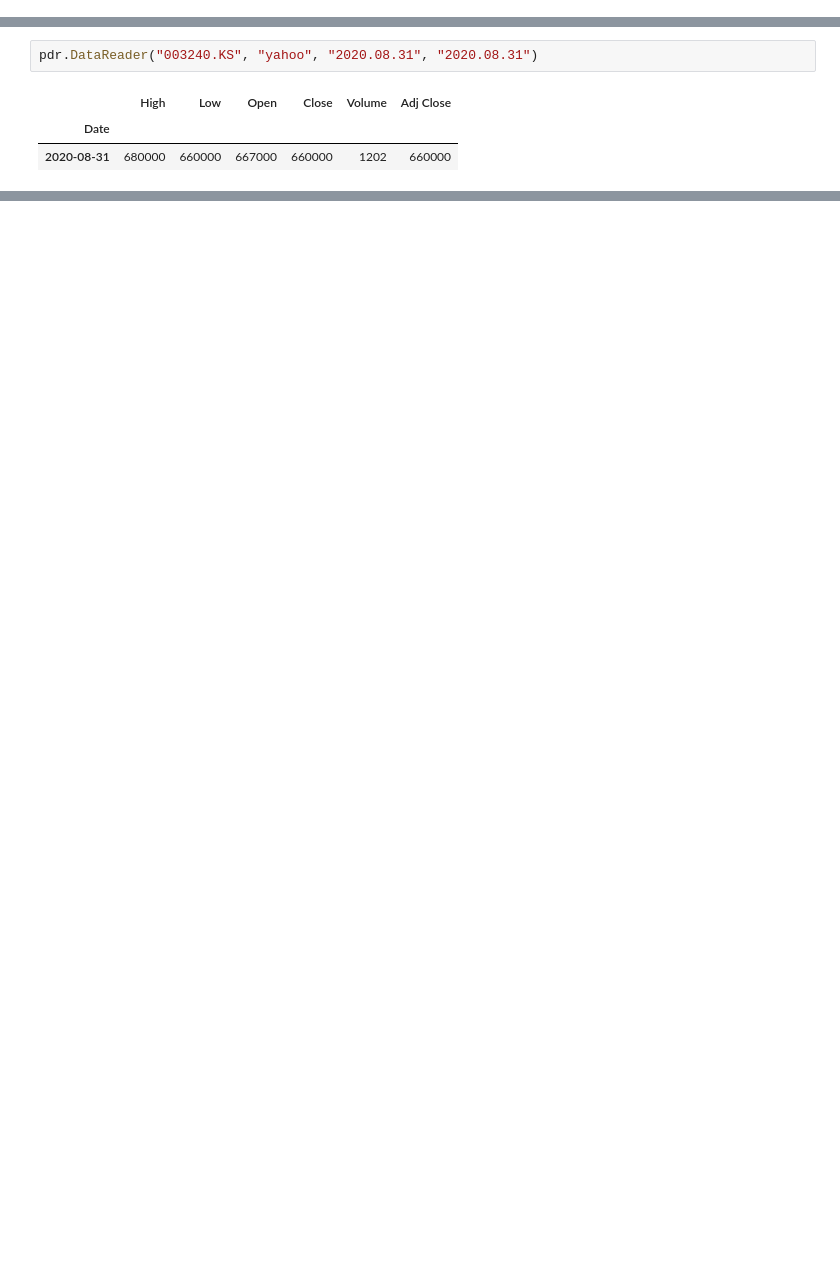
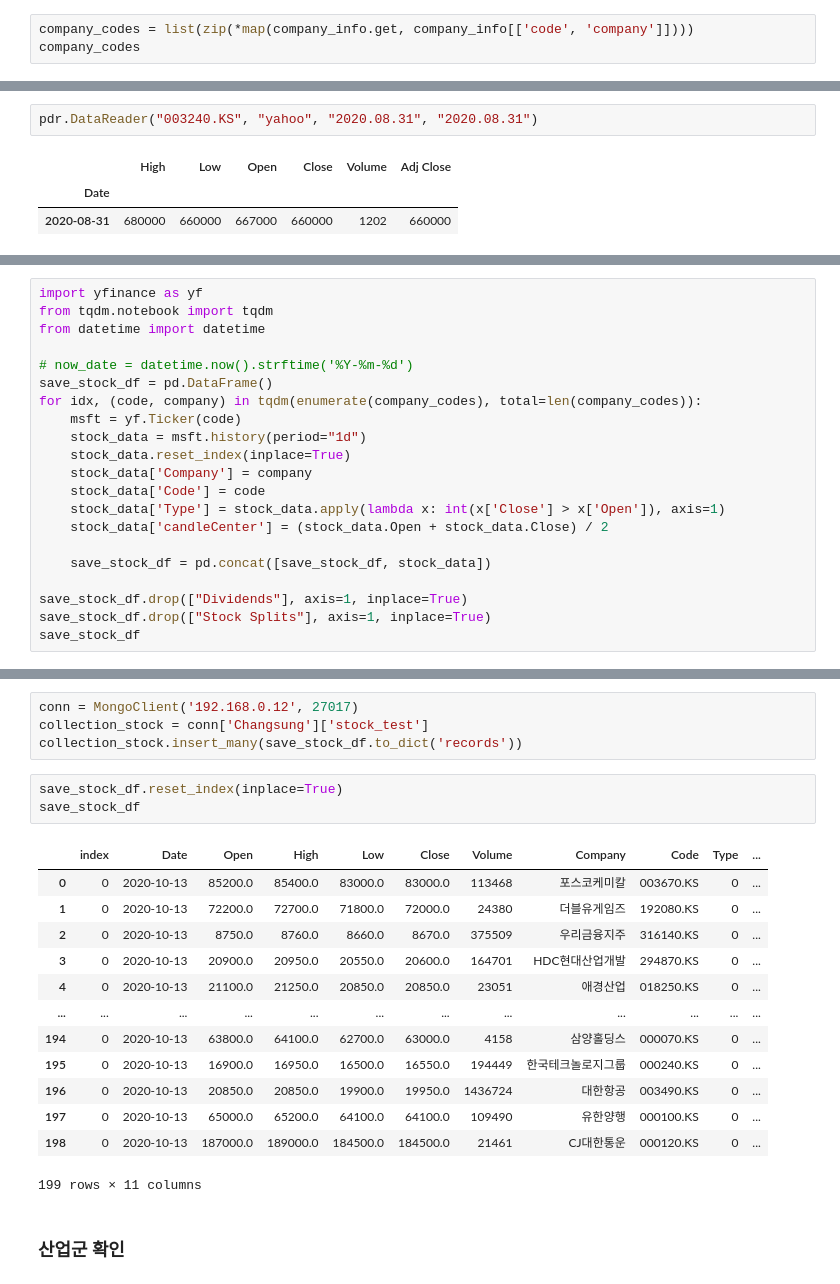
Before and after one commit to H-BlackGom/StockDataCrawler-Python, a Jupyter notebook: Jupyter/주가 데이터 크롤러 샘플.ipynb, the cells around one changed output, grey strips where cells are left out. Drawn from its saved outputs; the diff is of its cells as text; blank space fills up the shorter version.

Commit message:
pandas_datareader의 NaN 발생에 따른 yfinance로 라이브러리 변경 및 Docker 한글 및 timezone 변경

```diff
--- a/Jupyter/주가 데이터 크롤러 샘플.ipynb
+++ b/Jupyter/주가 데이터 크롤러 샘플.ipynb
@@ -46,3 +47,6 @@ list(company_info.code)
  '003490.KS',
  '000100.KS',
  '000120.KS']
+# %%
+company_codes = list(zip(*map(company_info.get, company_info[['code', 'company']])))
+company_codes
@@ -64,0 +79,21 @@ dtype: object
+# %%
+import yfinance as yf
+from tqdm.notebook import tqdm
+from datetime import datetime
+
+# now_date = datetime.now().strftime('%Y-%m-%d')
+save_stock_df = pd.DataFrame()
+for idx, (code, company) in tqdm(enumerate(company_codes), total=len(company_codes)):
+    msft = yf.Ticker(code)
+    stock_data = msft.history(period="1d")
+    stock_data.reset_index(inplace=True)
+    stock_data['Company'] = company
+    stock_data['Code'] = code
+    stock_data['Type'] = stock_data.apply(lambda x: int(x['Close'] > x['Open']), axis=1)
+    stock_data['candleCenter'] = (stock_data.Open + stock_data.Close) / 2
+
+    save_stock_df = pd.concat([save_stock_df, stock_data])
+
+save_stock_df.drop(["Dividends"], axis=1, inplace=True)
+save_stock_df.drop(["Stock Splits"], axis=1, inplace=True)
+save_stock_df
@@ -64,0 +114,23 @@ dtype: object
+# %%
+conn = MongoClient('192.168.0.12', 27017)
+collection_stock = conn['Changsung']['stock_test']
+collection_stock.insert_many(save_stock_df.to_dict('records'))
+# %%
+save_stock_df.reset_index(inplace=True)
+save_stock_df
+# %% [output]
+|  | index | Date | Open | High | Low | Close | Volume | Company | Code | Type | ... |
+| 0 | 0 | 2020-10-13 | 85200.0 | 85400.0 | 83000.0 | 83000.0 | 113468 | 포스코케미칼 | 003670.KS | 0 | ... |
+| 1 | 0 | 2020-10-13 | 72200.0 | 72700.0 | 71800.0 | 72000.0 | 24380 | 더블유게임즈 | 192080.KS | 0 | ... |
+| 2 | 0 | 2020-10-13 | 8750.0 | 8760.0 | 8660.0 | 8670.0 | 375509 | 우리금융지주 | 316140.KS | 0 | ... |
+| 3 | 0 | 2020-10-13 | 20900.0 | 20950.0 | 20550.0 | 20600.0 | 164701 | HDC현대산업개발 | 294870.KS | 0 | ... |
+| 4 | 0 | 2020-10-13 | 21100.0 | 21250.0 | 20850.0 | 20850.0 | 23051 | 애경산업 | 018250.KS | 0 | ... |
+| ... | ... | ... | ... | ... | ... | ... | ... | ... | ... | ... | ... |
+| 194 | 0 | 2020-10-13 | 63800.0 | 64100.0 | 62700.0 | 63000.0 | 4158 | 삼양홀딩스 | 000070.KS | 0 | ... |
+| 195 | 0 | 2020-10-13 | 16900.0 | 16950.0 | 16500.0 | 16550.0 | 194449 | 한국테크놀로지그룹 | 000240.KS | 0 | ... |
+| 196 | 0 | 2020-10-13 | 20850.0 | 20850.0 | 19900.0 | 19950.0 | 1436724 | 대한항공 | 003490.KS | 0 | ... |
+| 197 | 0 | 2020-10-13 | 65000.0 | 65200.0 | 64100.0 | 64100.0 | 109490 | 유한양행 | 000100.KS | 0 | ... |
+| 198 | 0 | 2020-10-13 | 187000.0 | 189000.0 | 184500.0 | 184500.0 | 21461 | CJ대한통운 | 000120.KS | 0 | ... |
+199 rows × 11 columns
+# %% [markdown]
+### 산업군 확인
```
Also changed, not shown: parts of 16 cells of this notebook, 4 other files.
